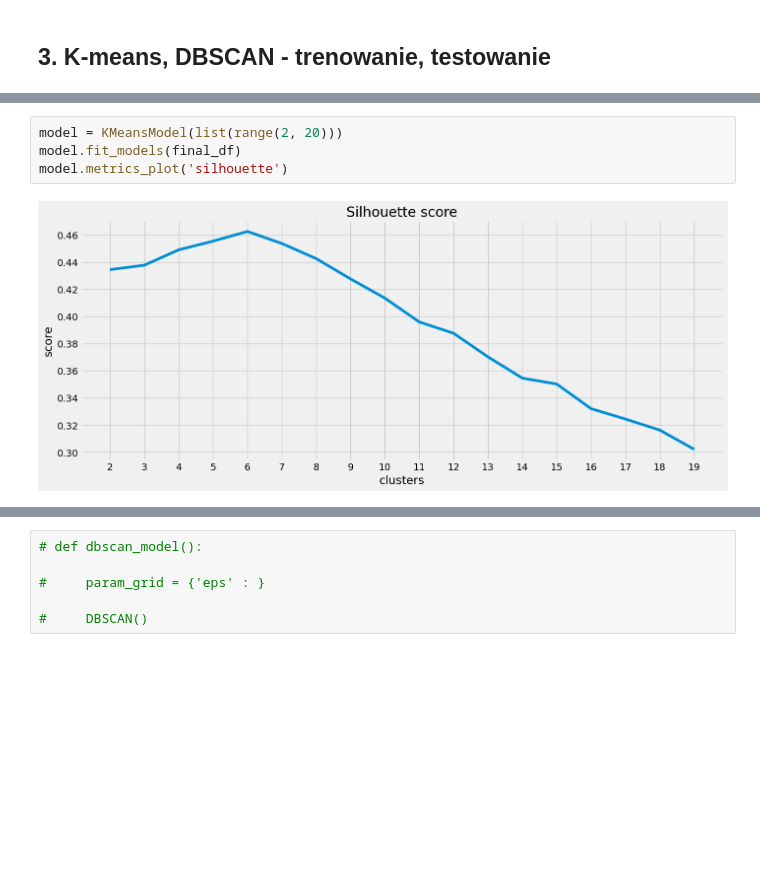
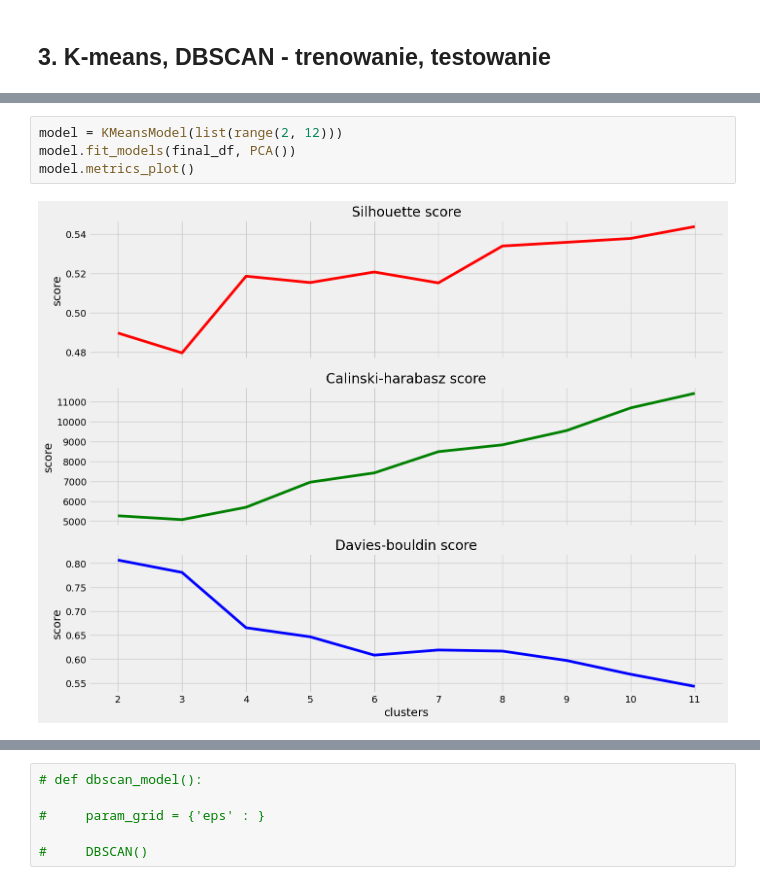
Before and after one commit to mweuro/ML_2024, a Jupyter notebook: task_4/ML_4.ipynb, the cells around one changed output, grey strips where cells are left out. Drawn from its saved outputs; the diff is of its cells as text; blank space fills up the shorter version.

Commit message:
kmeans class update

```diff
--- a/task_4/ML_4.ipynb
+++ b/task_4/ML_4.ipynb
@@ -266,6 +300,6 @@ class KMeansModel():
 # %%
-model = KMeansModel(list(range(2, 20)))
-model.fit_models(final_df)
-model.metrics_plot('silhouette')
+model = KMeansModel(list(range(2, 12)))
+model.fit_models(final_df, PCA())
+model.metrics_plot()
 # %% [output]
-[figure, old version]
+[figure, new version]
```
Also changed, not shown: parts of 3 cells of this notebook.
